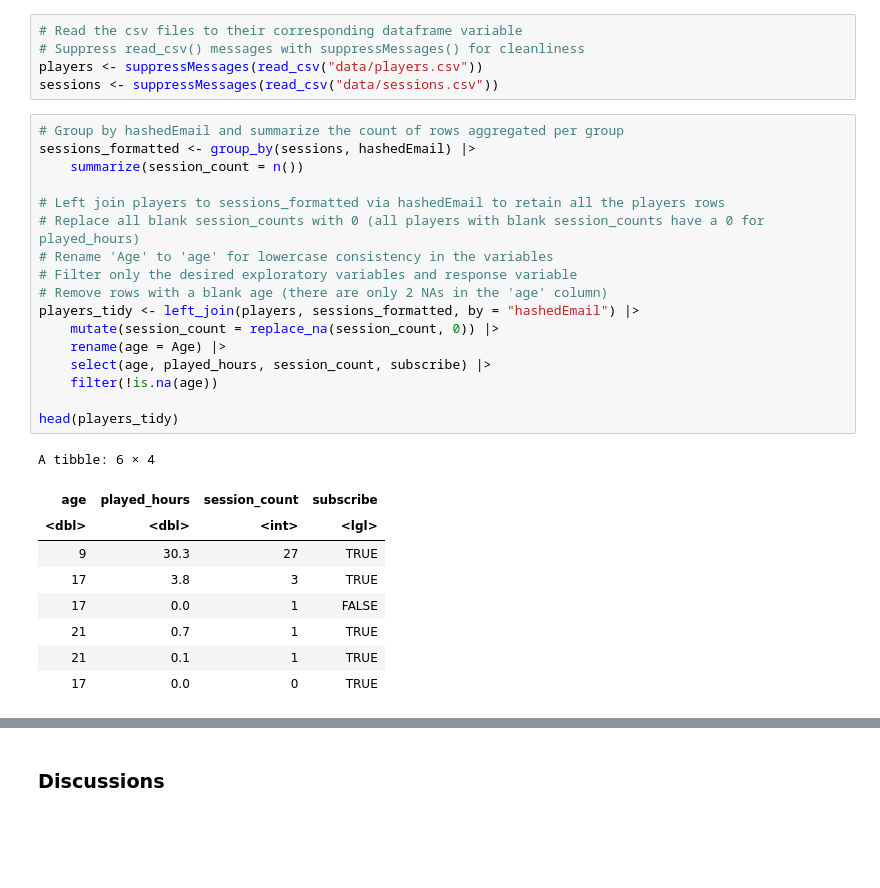
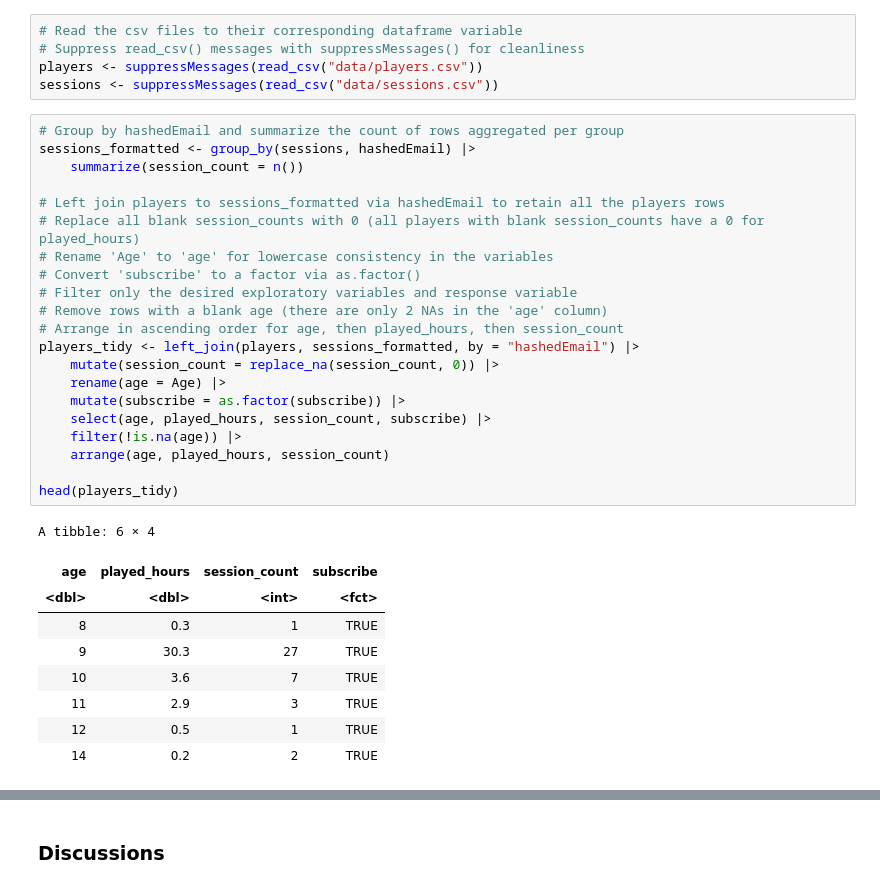
Before and after one commit to jane-wang-42/dsci100-project-group10, a Jupyter notebook: dsci100-project-group10.ipynb, the cells around one changed output, grey strips where cells are left out. Saved outputs shown, nothing was run; the diff lists cells and outputs as text; blank space fills up the shorter version.

```diff
--- a/dsci100-project-group10.ipynb
+++ b/dsci100-project-group10.ipynb
@@ -62,27 +72,31 @@ sessions <- suppressMessages(read_csv("data/sessions.csv"))
 # %%
 # Group by hashedEmail and summarize the count of rows aggregated per group
 sessions_formatted <- group_by(sessions, hashedEmail) |>
     summarize(session_count = n())
 
 # Left join players to sessions_formatted via hashedEmail to retain all the players rows
 # Replace all blank session_counts with 0 (all players with blank session_counts have a 0 for played_hours)
 # Rename 'Age' to 'age' for lowercase consistency in the variables
+# Convert 'subscribe' to a factor via as.factor()
 # Filter only the desired exploratory variables and response variable
 # Remove rows with a blank age (there are only 2 NAs in the 'age' column)
+# Arrange in ascending order for age, then played_hours, then session_count
 players_tidy <- left_join(players, sessions_formatted, by = "hashedEmail") |>
     mutate(session_count = replace_na(session_count, 0)) |>
     rename(age = Age) |>
+    mutate(subscribe = as.factor(subscribe)) |>
     select(age, played_hours, session_count, subscribe) |>
-    filter(!is.na(age))
+    filter(!is.na(age)) |>
+    arrange(age, played_hours, session_count)
 
 head(players_tidy)
 # %% [output]
 A tibble: 6 × 4
 | age | played_hours | session_count | subscribe |
-| <dbl> | <dbl> | <int> | <lgl> |
+| <dbl> | <dbl> | <int> | <fct> |
+| 8 | 0.3 | 1 | TRUE |
 | 9 | 30.3 | 27 | TRUE |
-| 17 | 3.8 | 3 | TRUE |
-| 17 | 0.0 | 1 | FALSE |
-| 21 | 0.7 | 1 | TRUE |
-| 21 | 0.1 | 1 | TRUE |
-| 17 | 0.0 | 0 | TRUE |
+| 10 | 3.6 | 7 | TRUE |
+| 11 | 2.9 | 3 | TRUE |
+| 12 | 0.5 | 1 | TRUE |
+| 14 | 0.2 | 2 | TRUE |
```
Also changed, not shown: parts of 4 cells of this notebook.
